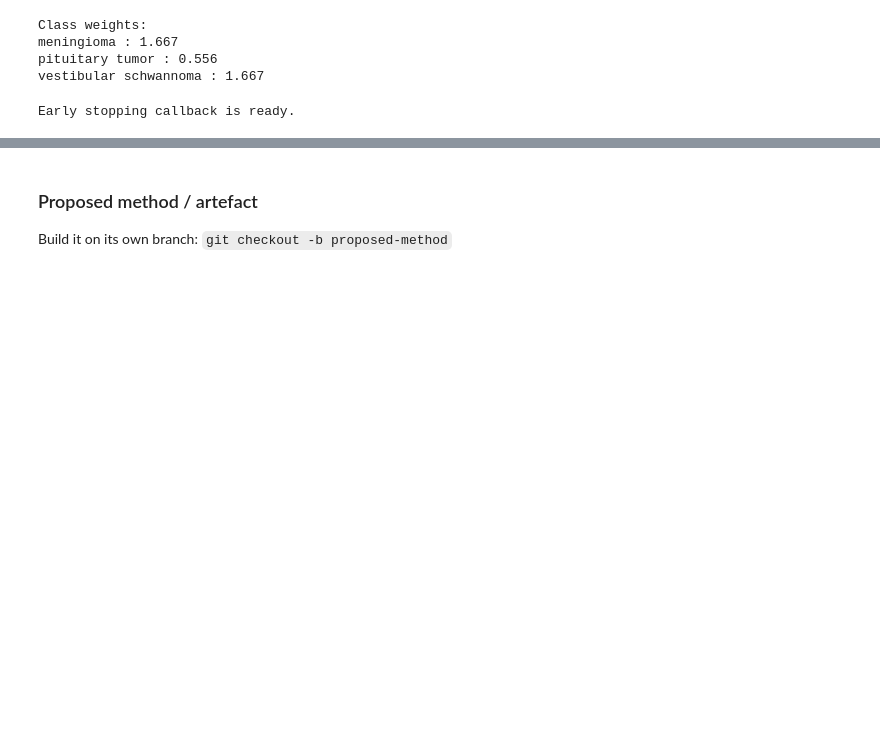
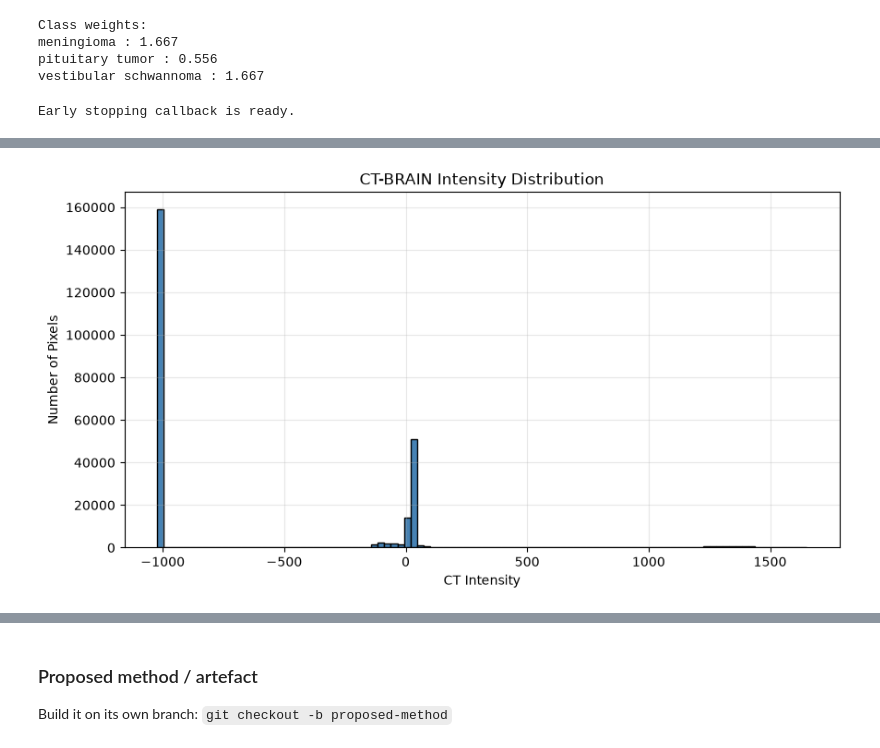
Before and after one commit to Niharika1003/msc-project-rayavarapu, a Jupyter notebook: MSC_final_project.ipynb, the cells around one changed output, grey strips where cells are left out. Drawn from its saved outputs; the diff is of its cells as text; code cells hidden in the pictures; blank space fills up the shorter version.

```diff
--- a/MSC_final_project.ipynb
+++ b/MSC_final_project.ipynb
@@ -2099,0 +2161,20 @@ vestibular schwannoma       1.00      0.67      0.80         3
+# %%
+# Plot CT intensity histogram
+
+plt.figure(figsize=(10, 5))
+
+plt.hist(
+    ct_slice.flatten(),
+    bins=100,
+    color="steelblue",
+    edgecolor="black"
+)
+
+plt.title("CT-BRAIN Intensity Distribution")
+plt.xlabel("CT Intensity")
+plt.ylabel("Number of Pixels")
+
+plt.grid(alpha=0.3)
+plt.show()
+# %% [output]
+[figure, added]
```
Also changed, not shown: parts of 25 cells of this notebook.
